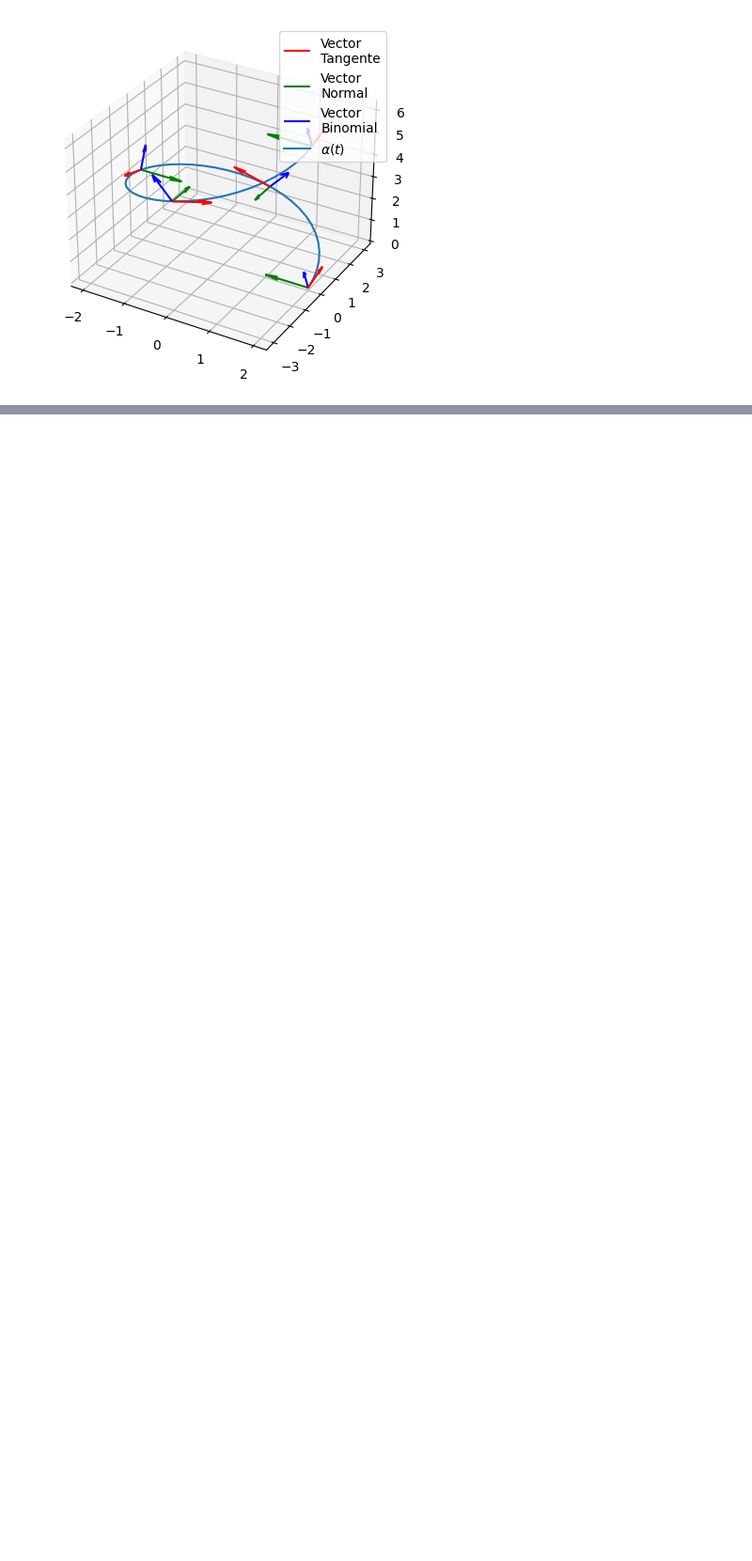
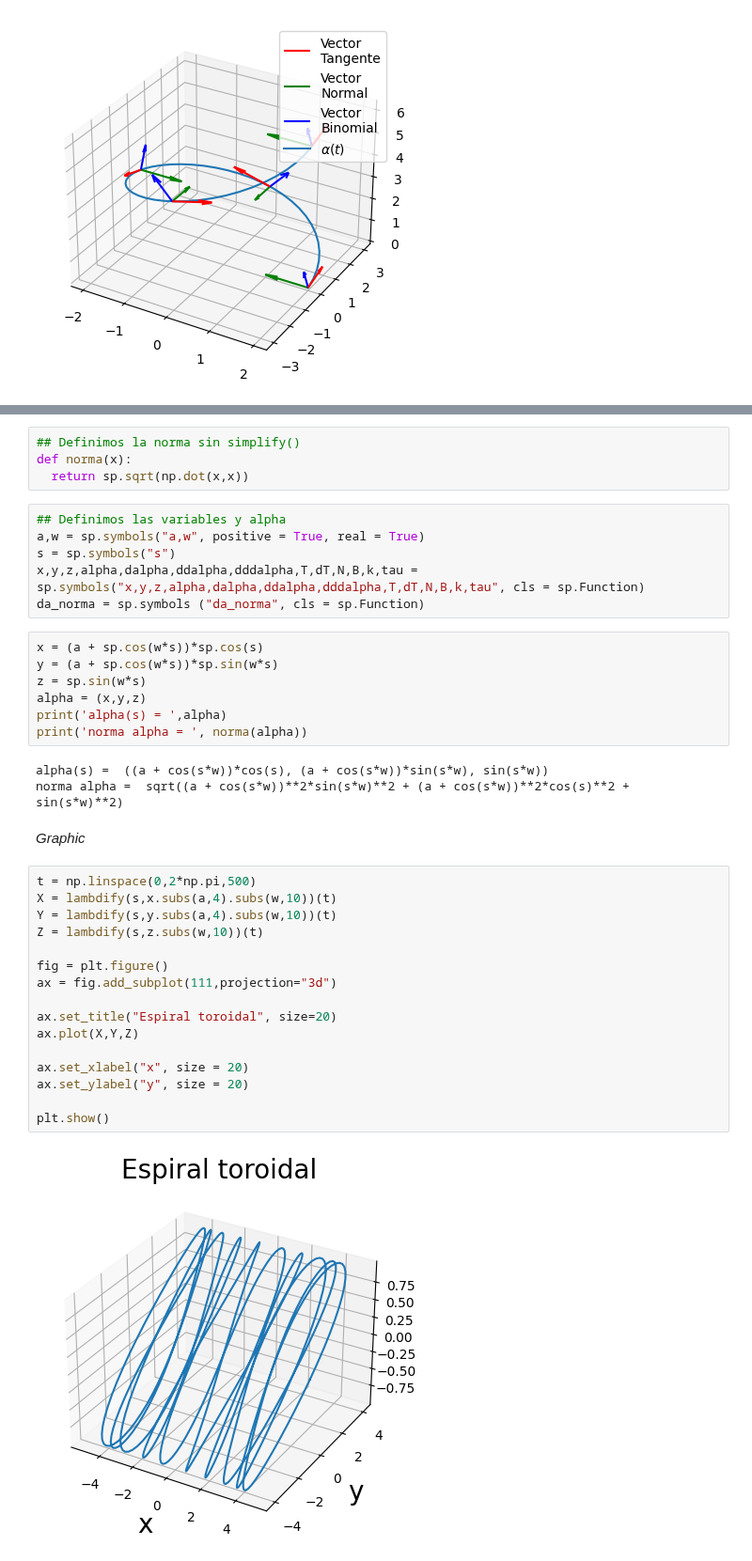
Before and after one commit to DayaVale/Geometria_Computacional, a Jupyter notebook: Homework3/Homework3.ipynb, the cells around one changed output, grey strips where cells are left out. Shown at 94% size. Drawn from its saved outputs; the diff is of its cells as text; blank space fills up the shorter version.

```diff
--- a/Homework3/Homework3.ipynb
+++ b/Homework3/Homework3.ipynb
@@ -222,0 +224,40 @@ plt.show()
+# %%
+## Definimos la norma sin simplify()
+def norma(x):
+  return sp.sqrt(np.dot(x,x))
+# %%
+## Definimos las variables y alpha
+a,w = sp.symbols("a,w", positive = True, real = True)
+s = sp.symbols("s")
+x,y,z,alpha,dalpha,ddalpha,dddalpha,T,dT,N,B,k,tau = sp.symbols("x,y,z,alpha,dalpha,ddalpha,dddalpha,T,dT,N,B,k,tau", cls = sp.Function)
+da_norma = sp.symbols ("da_norma", cls = sp.Function)
+# %%
+x = (a + sp.cos(w*s))*sp.cos(s)
+y = (a + sp.cos(w*s))*sp.sin(w*s)
+z = sp.sin(w*s)
+alpha = (x,y,z)
+print('alpha(s) = ',alpha)
+print('norma alpha = ', norma(alpha))
+# %% [output]
+alpha(s) =  ((a + cos(s*w))*cos(s), (a + cos(s*w))*sin(s*w), sin(s*w))
+norma alpha =  sqrt((a + cos(s*w))**2*sin(s*w)**2 + (a + cos(s*w))**2*cos(s)**2 + sin(s*w)**2)
+# %% [markdown]
+*Graphic*
+# %%
+t = np.linspace(0,2*np.pi,500)
+X = lambdify(s,x.subs(a,4).subs(w,10))(t)
+Y = lambdify(s,y.subs(a,4).subs(w,10))(t)
+Z = lambdify(s,z.subs(w,10))(t)
+
+fig = plt.figure()
+ax = fig.add_subplot(111,projection="3d")
+
+ax.set_title("Espiral toroidal", size=20)
+ax.plot(X,Y,Z)
+
+ax.set_xlabel("x", size = 20)
+ax.set_ylabel("y", size = 20)
+
+plt.show()
+# %% [output]
+[figure, added]
```
Also changed, not shown: parts of 20 cells of this notebook, 1 other file.
